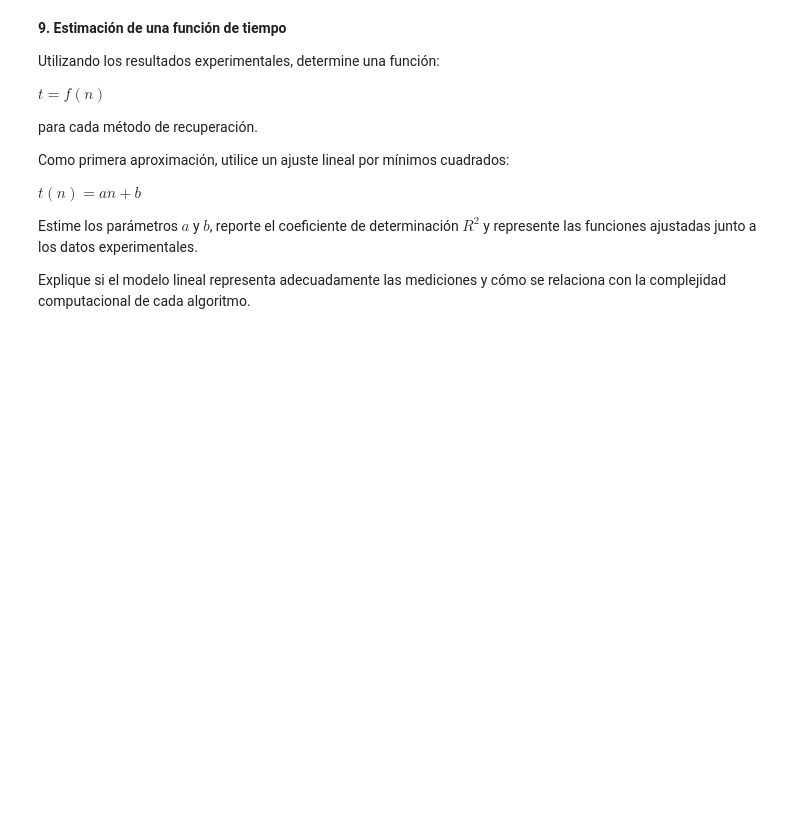
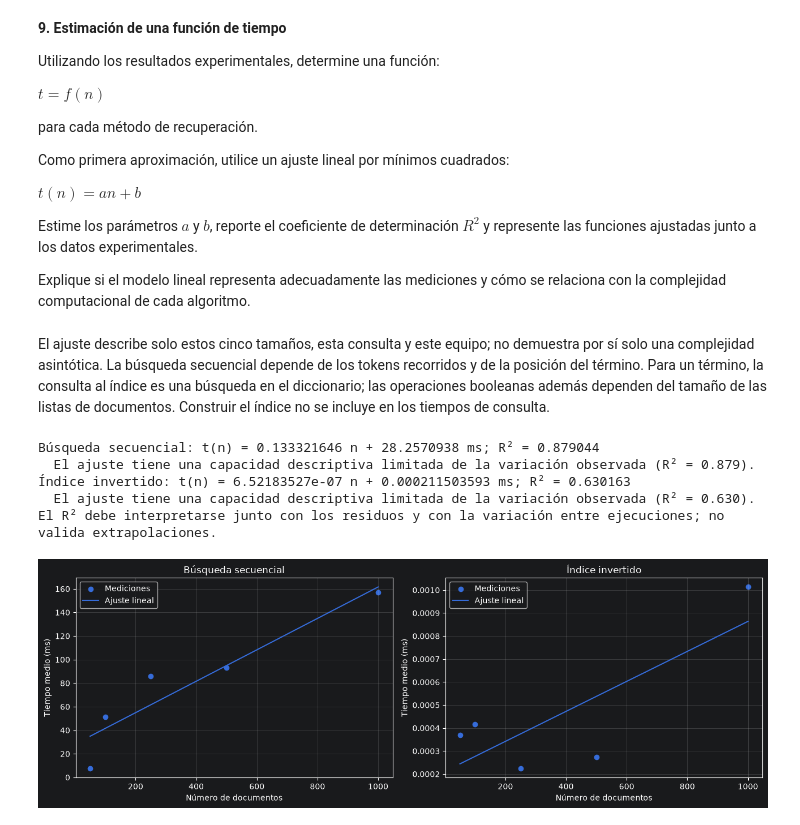
Before and after one commit to Francis1918/Information_Retrival, a Jupyter notebook: notebooks/Tarea2/02_booleansearch.ipynb, the cells around one changed output. Drawn from its saved outputs; the diff is of its cells as text; code cells hidden in the pictures; blank space fills up the shorter version.

```diff
--- a/notebooks/Tarea2/02_booleansearch.ipynb
+++ b/notebooks/Tarea2/02_booleansearch.ipynb
@@ -2098,3 +2258,45 @@ $t(n)=an+b$
 Estime los parámetros $a$ y $b$, reporte el coeficiente de determinación $R^2$ y represente las funciones ajustadas junto a los datos experimentales.
 
 Explique si el modelo lineal representa adecuadamente las mediciones y cómo se relaciona con la complejidad computacional de cada algoritmo.
+# %% [markdown]
+El ajuste describe solo estos cinco tamaños, esta consulta y este equipo; no demuestra por sí solo una complejidad asintótica. La búsqueda secuencial depende de los tokens recorridos y de la posición del término. Para un término, la consulta al índice es una búsqueda en el diccionario; las operaciones booleanas además dependen del tamaño de las listas de documentos. Construir el índice no se incluye en los tiempos de consulta.
+# %%
+# C2 · Ajuste por mínimos cuadrados y R²; la función recibe solo datos en memoria.
+def ajustar_linea(x, y):
+    x, y = np.asarray(x, dtype=float), np.asarray(y, dtype=float)
+    if x.ndim != 1 or y.ndim != 1 or len(x) != len(y) or len(x) < 2 or len(np.unique(x)) < 2:
+        raise ValueError("Se necesitan al menos dos tamaños distintos y una medición por tamaño.")
+    pendiente, intercepto = np.polyfit(x, y, 1)
+    estimados = pendiente * x + intercepto
+    suma_total = np.sum((y - y.mean()) ** 2)
+    r2 = None if suma_total == 0 else 1 - np.sum((y - estimados) ** 2) / suma_total
+    return pendiente, intercepto, r2
+
+a_prueba, b_prueba, r_prueba = ajustar_linea([1, 2, 3], [3, 5, 7])
+assert np.isclose(a_prueba, 2) and np.isclose(b_prueba, 1) and np.isclose(r_prueba, 1)
+assert ajustar_linea([1, 2, 3], [4, 4, 4])[2] is None
+
+ajuste_seq = ajustar_linea(n_escalabilidad, tiempos_secuencial)
+ajuste_idx = ajustar_linea(n_escalabilidad, tiempos_indice)
+fig, ejes = plt.subplots(1, 2, figsize=(13, 4.5))
+for eje, nombre, tiempos, (a, b, r2) in zip(ejes, ("Búsqueda secuencial", "Índice invertido"),
+                                            (tiempos_secuencial, tiempos_indice), (ajuste_seq, ajuste_idx)):
+    texto_r2 = "no definido (tiempos constantes)" if r2 is None else f"{r2:.6f}"
+    print(f"{nombre}: t(n) = {a:.9g} n + {b:.9g} ms; R² = {texto_r2}")
+    eje.scatter(n_escalabilidad, tiempos, label="Mediciones")
+    eje.plot(n_escalabilidad, a * n_escalabilidad + b, label="Ajuste lineal")
+    eje.set(xlabel="Número de documentos", ylabel="Tiempo medio (ms)", title=nombre)
+    eje.grid(True, alpha=0.3)
+    eje.legend()
+    if r2 is not None:
+        print(f"  El ajuste {'explica gran parte' if r2 >= 0.9 else 'tiene una capacidad descriptiva limitada'} de la variación observada (R² = {r2:.3f}).")
+print("El R² debe interpretarse junto con los residuos y con la variación entre ejecuciones; no valida extrapolaciones.")
+plt.tight_layout()
+plt.show()
+# %% [output]
+Búsqueda secuencial: t(n) = 0.133321646 n + 28.2570938 ms; R² = 0.879044
+  El ajuste tiene una capacidad descriptiva limitada de la variación observada (R² = 0.879).
+Índice invertido: t(n) = 6.52183527e-07 n + 0.000211503593 ms; R² = 0.630163
+  El ajuste tiene una capacidad descriptiva limitada de la variación observada (R² = 0.630).
+El R² debe interpretarse junto con los residuos y con la variación entre ejecuciones; no valida extrapolaciones.
+[figure, added]
```
Also changed, not shown: parts of 10 cells of this notebook, 9 other files.
